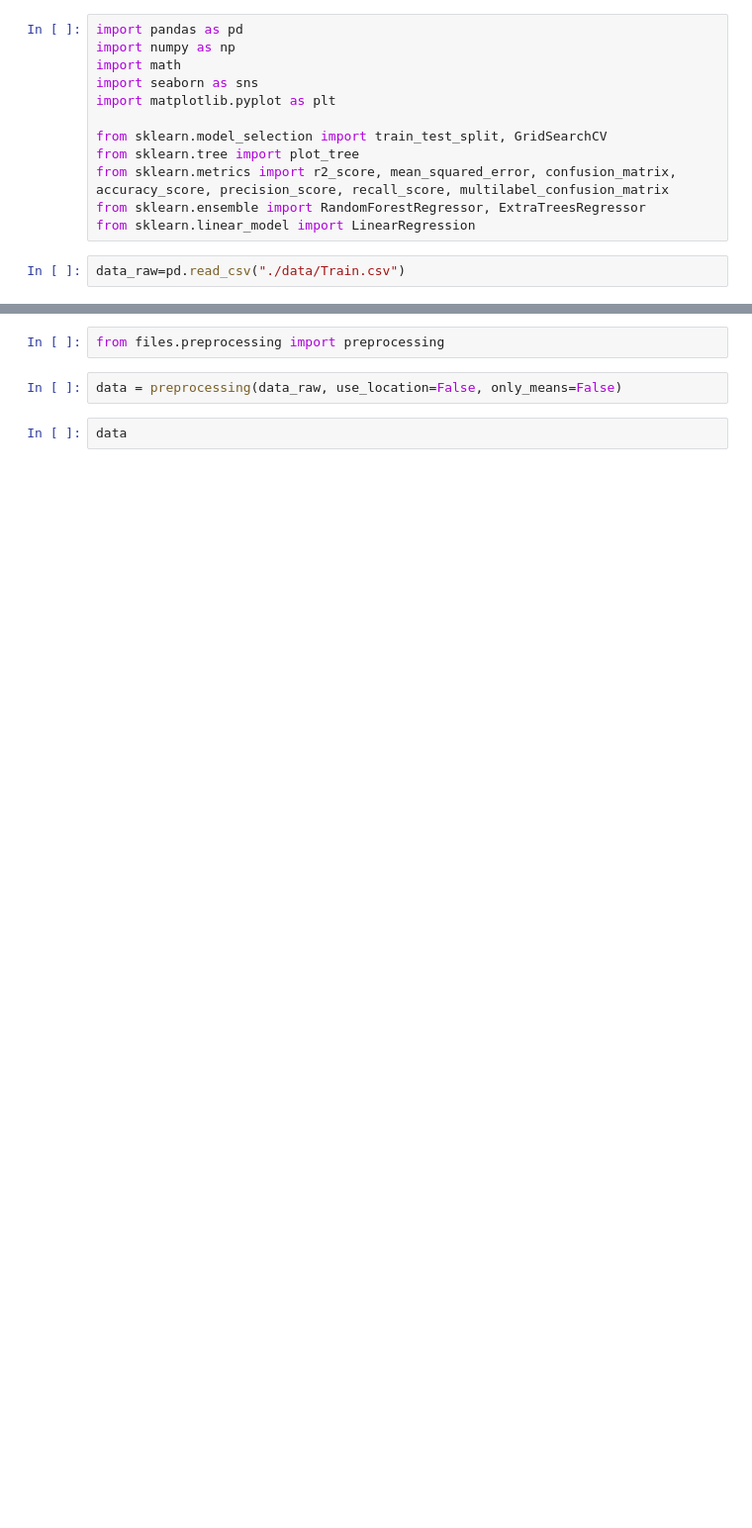
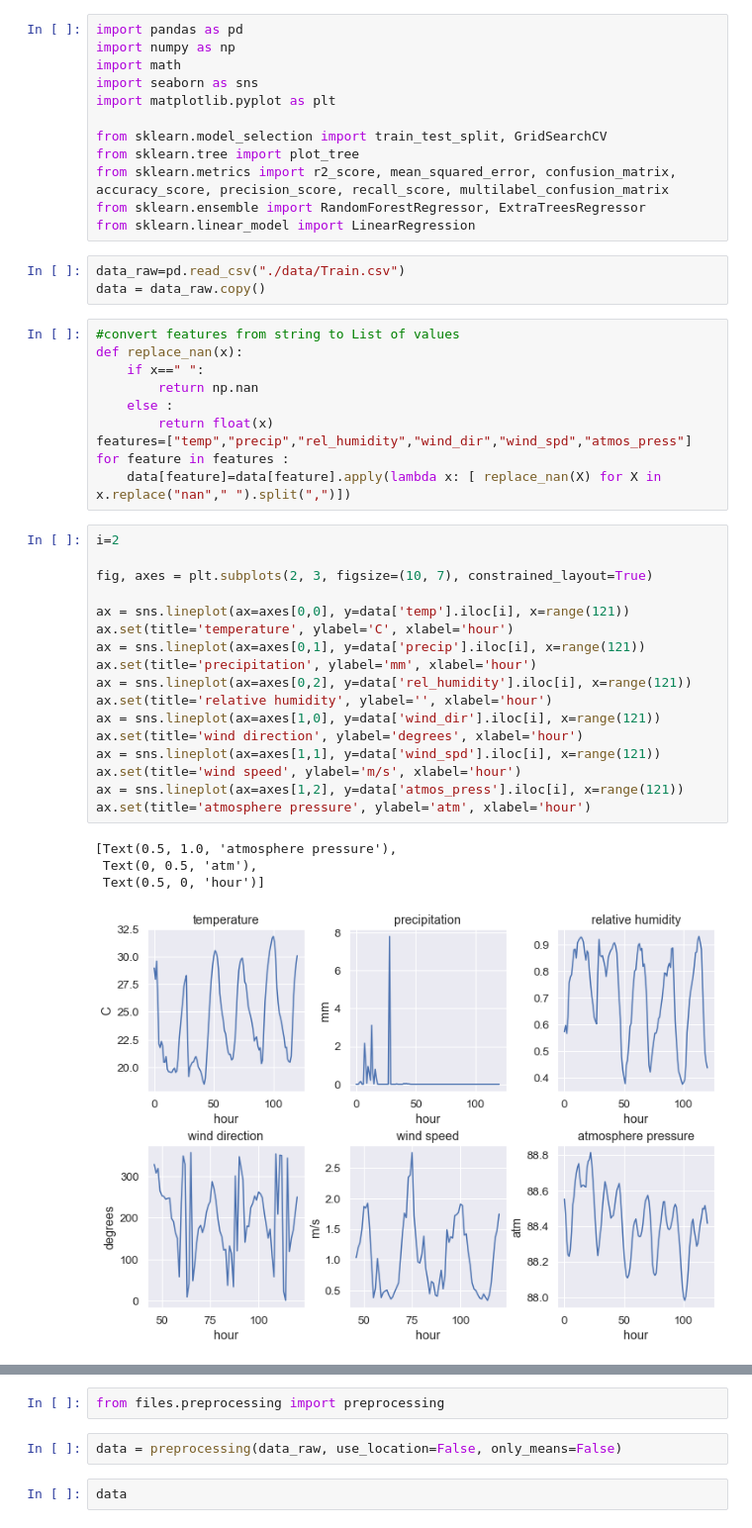
Before and after one commit to Jerwin87/ML-Project-1, a Jupyter notebook: Notebooks/EDA1.ipynb, the cells around one changed output, grey strips where cells are left out. Shown: that part at 99% size. Saved outputs shown, nothing was run; the diff lists cells and outputs as text; blank space fills up the shorter version.

```diff
--- a/Notebooks/EDA1.ipynb
+++ b/Notebooks/EDA1.ipynb
@@ -12,3 +12,36 @@ from sklearn.ensemble import RandomForestRegressor, ExtraTreesRegressor
 from sklearn.linear_model import LinearRegression
 # %%
 data_raw=pd.read_csv("./data/Train.csv")
+data = data_raw.copy()
+# %%
+#convert features from string to List of values
+def replace_nan(x):
+    if x==" ":
+        return np.nan
+    else :
+        return float(x)
+features=["temp","precip","rel_humidity","wind_dir","wind_spd","atmos_press"]
+for feature in features :
+    data[feature]=data[feature].apply(lambda x: [ replace_nan(X) for X in x.replace("nan"," ").split(",")])
+# %%
+i=2
+
+fig, axes = plt.subplots(2, 3, figsize=(10, 7), constrained_layout=True)
+
+ax = sns.lineplot(ax=axes[0,0], y=data['temp'].iloc[i], x=range(121))
+ax.set(title='temperature', ylabel='C', xlabel='hour')
+ax = sns.lineplot(ax=axes[0,1], y=data['precip'].iloc[i], x=range(121))
+ax.set(title='precipitation', ylabel='mm', xlabel='hour')
+ax = sns.lineplot(ax=axes[0,2], y=data['rel_humidity'].iloc[i], x=range(121))
+ax.set(title='relative humidity', ylabel='', xlabel='hour')
+ax = sns.lineplot(ax=axes[1,0], y=data['wind_dir'].iloc[i], x=range(121))
+ax.set(title='wind direction', ylabel='degrees', xlabel='hour')
+ax = sns.lineplot(ax=axes[1,1], y=data['wind_spd'].iloc[i], x=range(121))
+ax.set(title='wind speed', ylabel='m/s', xlabel='hour')
+ax = sns.lineplot(ax=axes[1,2], y=data['atmos_press'].iloc[i], x=range(121))
+ax.set(title='atmosphere pressure', ylabel='atm', xlabel='hour')
+# %% [output]
+[Text(0.5, 1.0, 'atmosphere pressure'),
+ Text(0, 0.5, 'atm'),
+ Text(0.5, 0, 'hour')]
+[figure, added]
```
Also changed, not shown: parts of 6 cells of this notebook.
